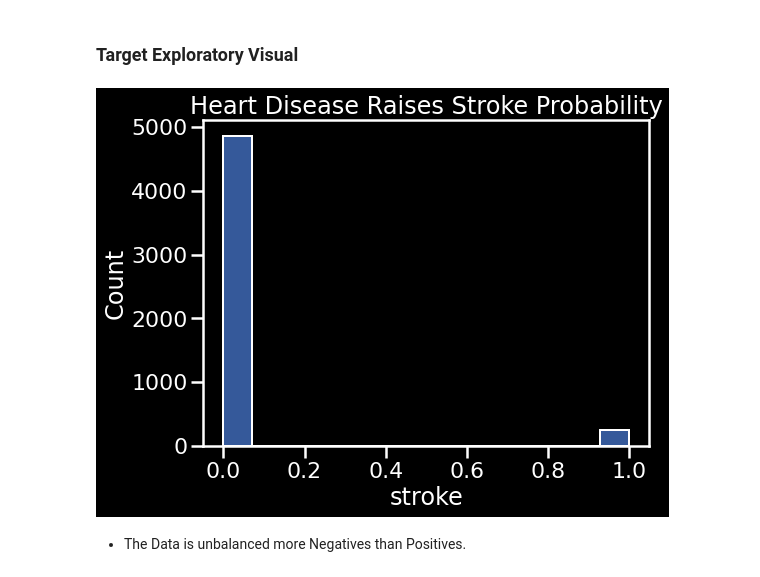
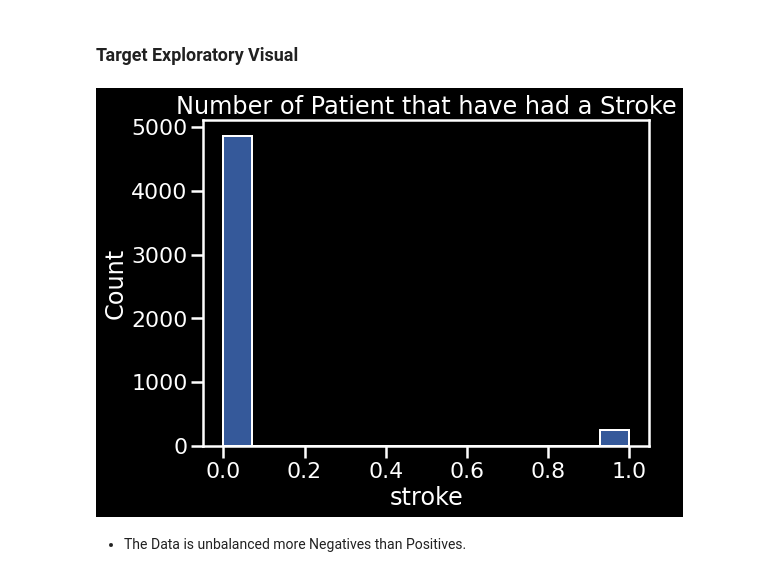
Before and after one commit to Bschreff/Heath-Care-Predictions, a Jupyter notebook: Stroke.ipynb, the cells around one changed output. Saved outputs shown, nothing was run; the diff lists cells and outputs as text; code cells hidden in the pictures.

```diff
--- a/Stroke.ipynb
+++ b/Stroke.ipynb
@@ -219,12 +232,11 @@ Name: smoking_status, dtype: int64
 # %%
 plt.figure(figsize=(8,6))
 sns.histplot(data = df, x = 'stroke');
 plt.title('Number of Patient that have had a Stroke');
 sns.set_context('poster')
 plt.style.use(['dark_background', 'seaborn-muted'])
-plt.title('Heart Disease Raises Stroke Probability');
 # %% [output]
-[figure, old version]
+[figure, new version]
 # %% [markdown]
   - The Data is unbalanced more Negatives than Positives.
 # %% [markdown]
```
Also changed, not shown: parts of 40 cells of this notebook.
